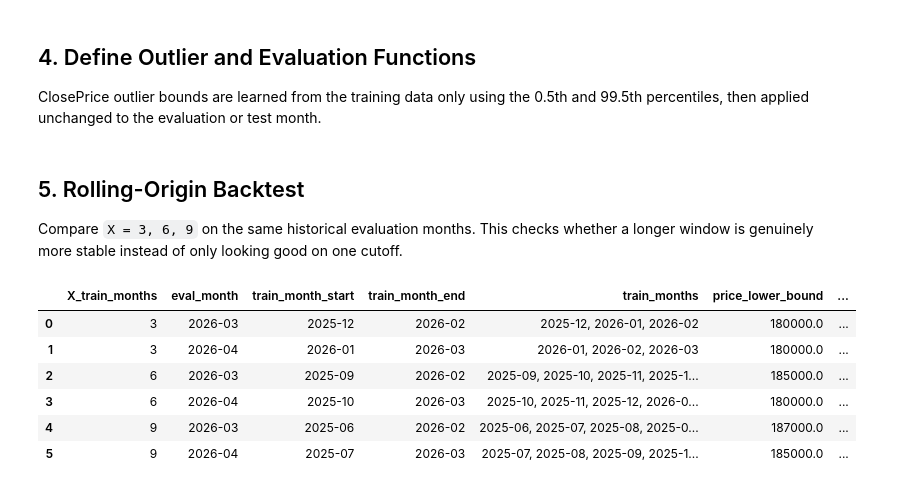
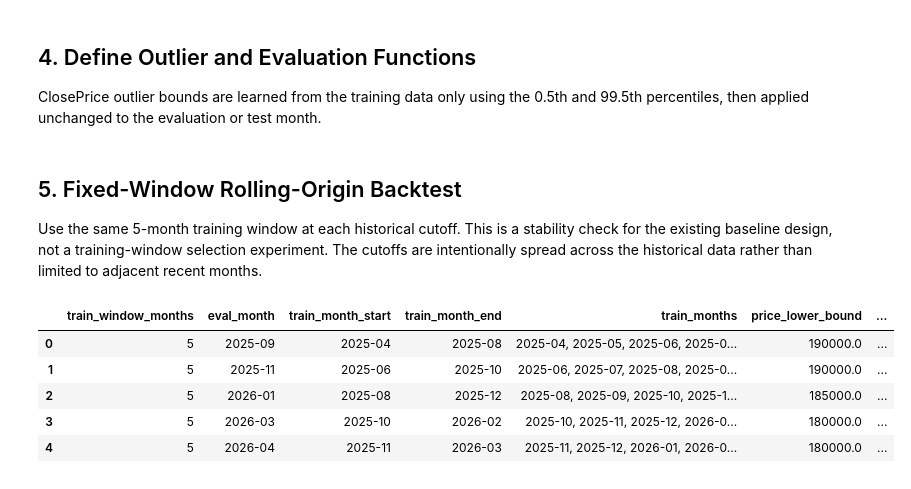
Before and after one commit to syp4137/idx-california-price-prediction, a Jupyter notebook: notebooks/03_baseline_model.ipynb, the cells around one changed output. Cells and saved outputs as stored; diff of their text form; code cells hidden in the pictures.

```diff
--- a/notebooks/03_baseline_model.ipynb
+++ b/notebooks/03_baseline_model.ipynb
@@ -171,7 +152,6 @@ display(feature_summary)
 Every cutoff fits its own preprocessing pipeline on training data only. The one-hot output is kept sparse to avoid unnecessary memory use with high-cardinality location fields.
 # %%
 def make_onehot_encoder():
-    """Compatible with newer and older scikit-learn versions."""
     try:
         return OneHotEncoder(handle_unknown="ignore", sparse_output=True)
     except TypeError:
@@ -187,12 +167,8 @@ def build_preprocessing_pipeline(numeric_features, categorical_features, boolean
         ("imputer", SimpleImputer(strategy="constant", fill_value="__missing__")),
         ("onehot", make_onehot_encoder()),
     ])
-    boolean_pipeline = Pipeline(steps=[
-        ("imputer", SimpleImputer(strategy="most_frequent")),
-    ])
-    flag_pipeline = Pipeline(steps=[
-        ("imputer", SimpleImputer(strategy="constant", fill_value=0)),
-    ])
+    boolean_pipeline = Pipeline(steps=[("imputer", SimpleImputer(strategy="most_frequent"))])
+    flag_pipeline = Pipeline(steps=[("imputer", SimpleImputer(strategy="constant", fill_value=0))])
 
     return ColumnTransformer(
         transformers=[
@@ -209,12 +185,7 @@ def build_preprocessing_pipeline(numeric_features, categorical_features, boolean
 
 def build_baseline_model():
     return Pipeline(steps=[
-        ("preprocess", build_preprocessing_pipeline(
-            numeric_features=numeric_cols,
-            categorical_features=categorical_cols,
-            boolean_features=boolean_cols,
-            flag_features=flag_cols,
-        )),
+        ("preprocess", build_preprocessing_pipeline(numeric_cols, categorical_cols, boolean_cols, flag_cols)),
         ("model", LinearRegression()),
     ])
 # %% [markdown]
@@ -264,60 +232,51 @@ def regression_metrics(y_true, y_pred):
         "mape": absolute_percentage_error.mean(),
         "mdape": absolute_percentage_error.median(),
     }
-# %% [markdown]
-## 5. Rolling-Origin Backtest
-
-Compare `X = 3, 6, 9` on the same historical evaluation months. This checks whether a longer window is genuinely more stable instead of only looking good on one cutoff.
+# %% [markdown]
+## 5. Fixed-Window Rolling-Origin Backtest
+
+Use the same 5-month training window at each historical cutoff. This is a stability check for the existing baseline design, not a training-window selection experiment. The cutoffs are intentionally spread across the historical data rather than limited to adjacent recent months.
 # %%
-def rolling_train_path(x, eval_month):
-    return SPLIT_DIR / f"rolling_train_X{x}_eval_{eval_month}_cleaned.csv"
+def rolling_train_path(eval_month):
+    return SPLIT_DIR / f"rolling_train_eval_{eval_month}_cleaned.csv"
 
 
 def rolling_eval_path(eval_month):
     return SPLIT_DIR / f"rolling_eval_{eval_month}_cleaned.csv"
 
 
-def final_train_path(x):
-    return SPLIT_DIR / f"final_train_X{x}_cleaned.csv"
-
-
 def run_historical_fold(plan_row):
-    x = int(plan_row["X_train_months"])
     eval_month = str(plan_row["eval_month"])
-
-    train_df_raw = load_split_file(rolling_train_path(x, eval_month))
+    train_df_raw = load_split_file(rolling_train_path(eval_month))
     eval_df_raw = load_split_file(rolling_eval_path(eval_month))
     train_df, eval_df, bound_info = apply_train_price_bounds(train_df_raw, eval_df_raw)
 
     pipeline = build_baseline_model()
     pipeline.fit(train_df[feature_cols], train_df[target])
     predictions = pipeline.predict(eval_df[feature_cols])
 
     return {
-        "X_train_months": x,
+        "train_window_months": int(plan_row["train_window_months"]),
         "eval_month": eval_month,
         "train_month_start": plan_row["train_month_start"],
         "train_month_end": plan_row["train_month_end"],
         "train_months": plan_row["train_months"],
         **bound_info,
         **regression_metrics(eval_df[target], predictions),
     }
 
 
-backtest_results = pd.DataFrame(
+stability_results = pd.DataFrame(
     run_historical_fold(plan_row)
     for _, plan_row in historical_plan.iterrows()
-).sort_values(["X_train_months", "eval_month"])
+).sort_values("eval_month")
 
-backtest_results.to_csv(OUTPUT_DIR / "rolling_origin_results.csv", index=False)
-backtest_results.to_csv(OUTPUT_DIR / "validation_window_results.csv", index=False)
-
-display(backtest_results.round(4))
+stability_results.to_csv(OUTPUT_DIR / "rolling_origin_results.csv", index=False)
+display(stability_results.round(4))
 # %% [output]
-|  | X_train_months | eval_month | train_month_start | train_month_end | train_months | price_lower_bound | ... |
-| 0 | 3 | 2026-03 | 2025-12 | 2026-02 | 2025-12, 2026-01, 2026-02 | 180000.0 | ... |
-| 1 | 3 | 2026-04 | 2026-01 | 2026-03 | 2026-01, 2026-02, 2026-03 | 180000.0 | ... |
-| 2 | 6 | 2026-03 | 2025-09 | 2026-02 | 2025-09, 2025-10, 2025-11, 2025-1... | 185000.0 | ... |
-| 3 | 6 | 2026-04 | 2025-10 | 2026-03 | 2025-10, 2025-11, 2025-12, 2026-0... | 180000.0 | ... |
-| 4 | 9 | 2026-03 | 2025-06 | 2026-02 | 2025-06, 2025-07, 2025-08, 2025-0... | 187000.0 | ... |
-| 5 | 9 | 2026-04 | 2025-07 | 2026-03 | 2025-07, 2025-08, 2025-09, 2025-1... | 185000.0 | ... |
+|  | train_window_months | eval_month | train_month_start | train_month_end | train_months | price_lower_bound | ... |
+| 0 | 5 | 2025-09 | 2025-04 | 2025-08 | 2025-04, 2025-05, 2025-06, 2025-0... | 190000.0 | ... |
+| 1 | 5 | 2025-11 | 2025-06 | 2025-10 | 2025-06, 2025-07, 2025-08, 2025-0... | 190000.0 | ... |
+| 2 | 5 | 2026-01 | 2025-08 | 2025-12 | 2025-08, 2025-09, 2025-10, 2025-1... | 185000.0 | ... |
+| 3 | 5 | 2026-03 | 2025-10 | 2026-02 | 2025-10, 2025-11, 2025-12, 2026-0... | 180000.0 | ... |
+| 4 | 5 | 2026-04 | 2025-11 | 2026-03 | 2025-11, 2025-12, 2026-01, 2026-0... | 180000.0 | ... |
```
Also changed, not shown: parts of 18 cells of this notebook.
